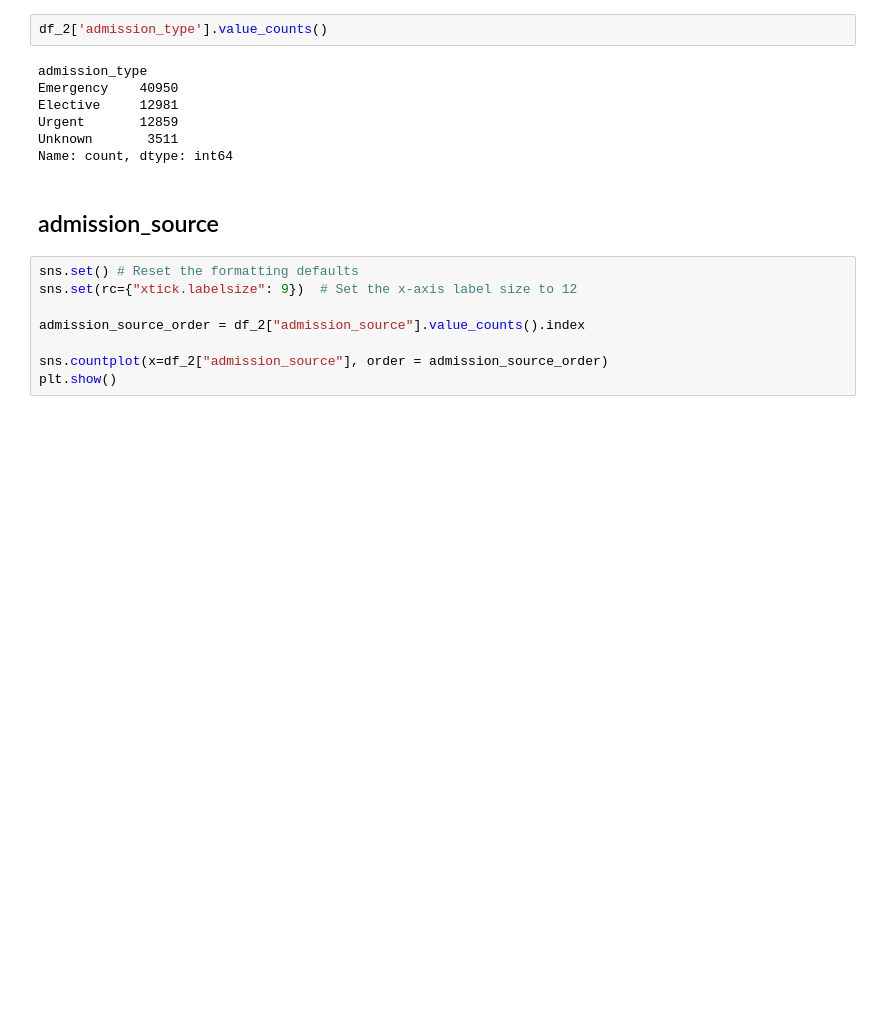
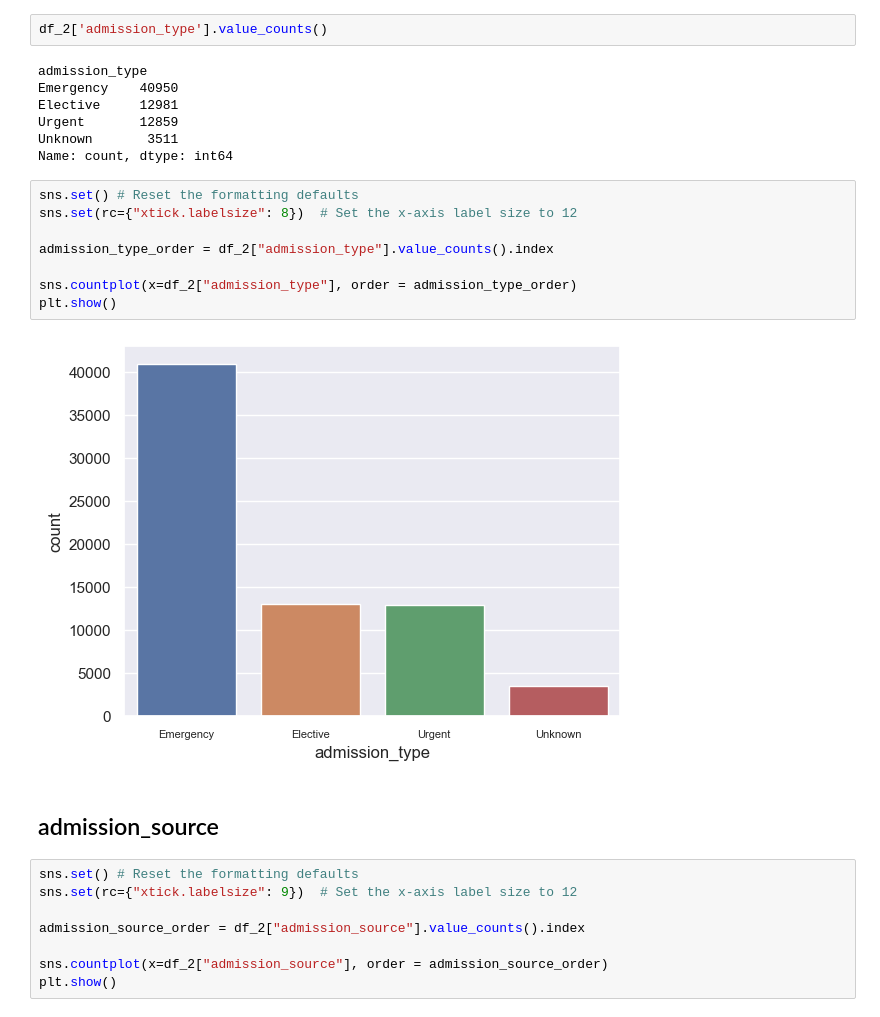
Before and after one commit to cmpnoah/Hospital_ML, a Jupyter notebook: project.ipynb, the cells around one changed output. Drawn from its saved outputs; the diff is of its cells as text; blank space fills up the shorter version.

```diff
--- a/project.ipynb
+++ b/project.ipynb
@@ -720,6 +721,16 @@ Elective     12981
 Urgent       12859
 Unknown       3511
 Name: count, dtype: int64
+# %%
+sns.set() # Reset the formatting defaults
+sns.set(rc={"xtick.labelsize": 8})  # Set the x-axis label size to 12
+
+admission_type_order = df_2["admission_type"].value_counts().index
+
+sns.countplot(x=df_2["admission_type"], order = admission_type_order)
+plt.show()
+# %% [output]
+[figure, added]
 # %% [markdown]
 ## admission_source
 # %%
```
Also changed, not shown: parts of 10 cells of this notebook, 1 other file.
